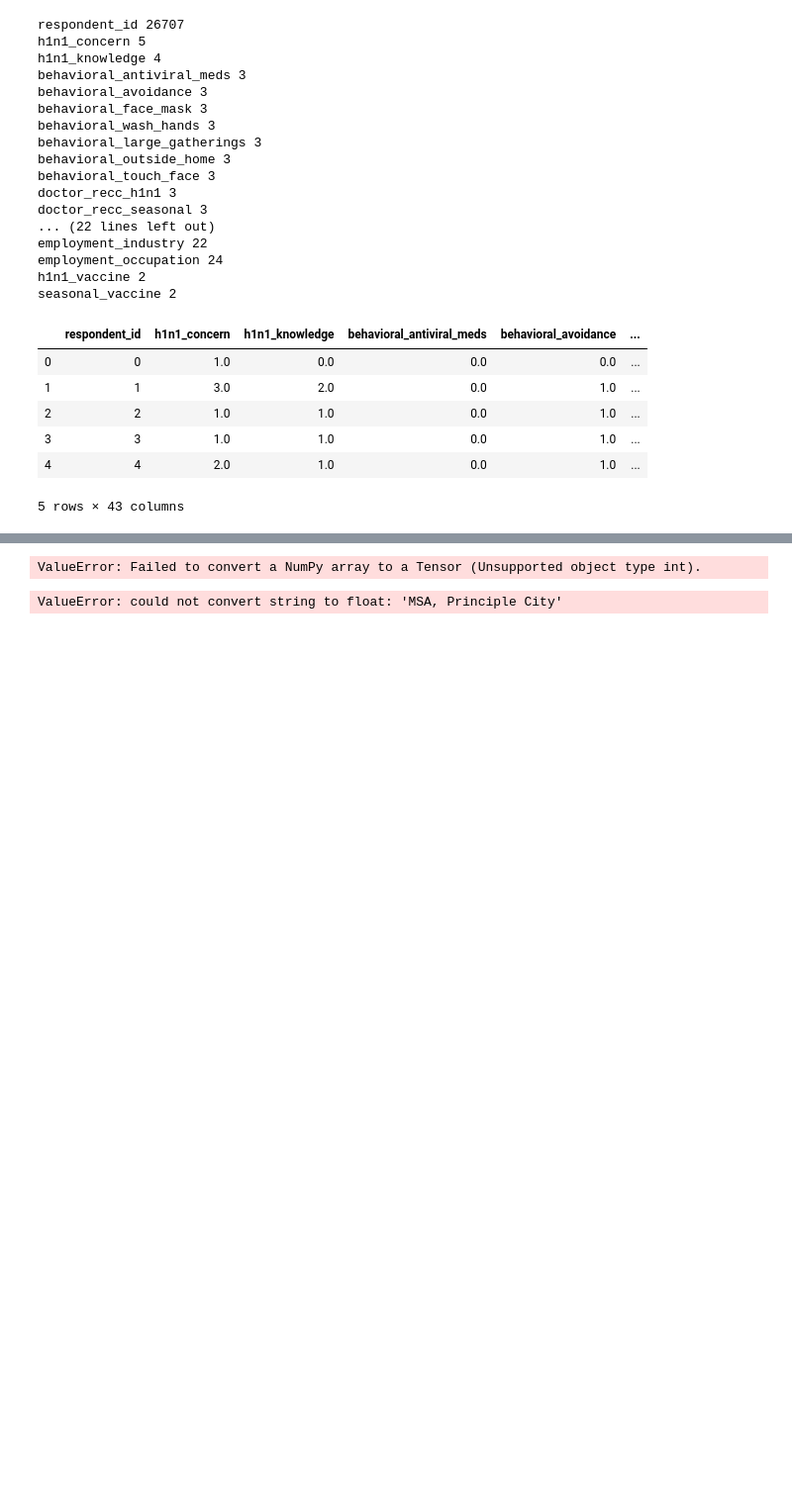
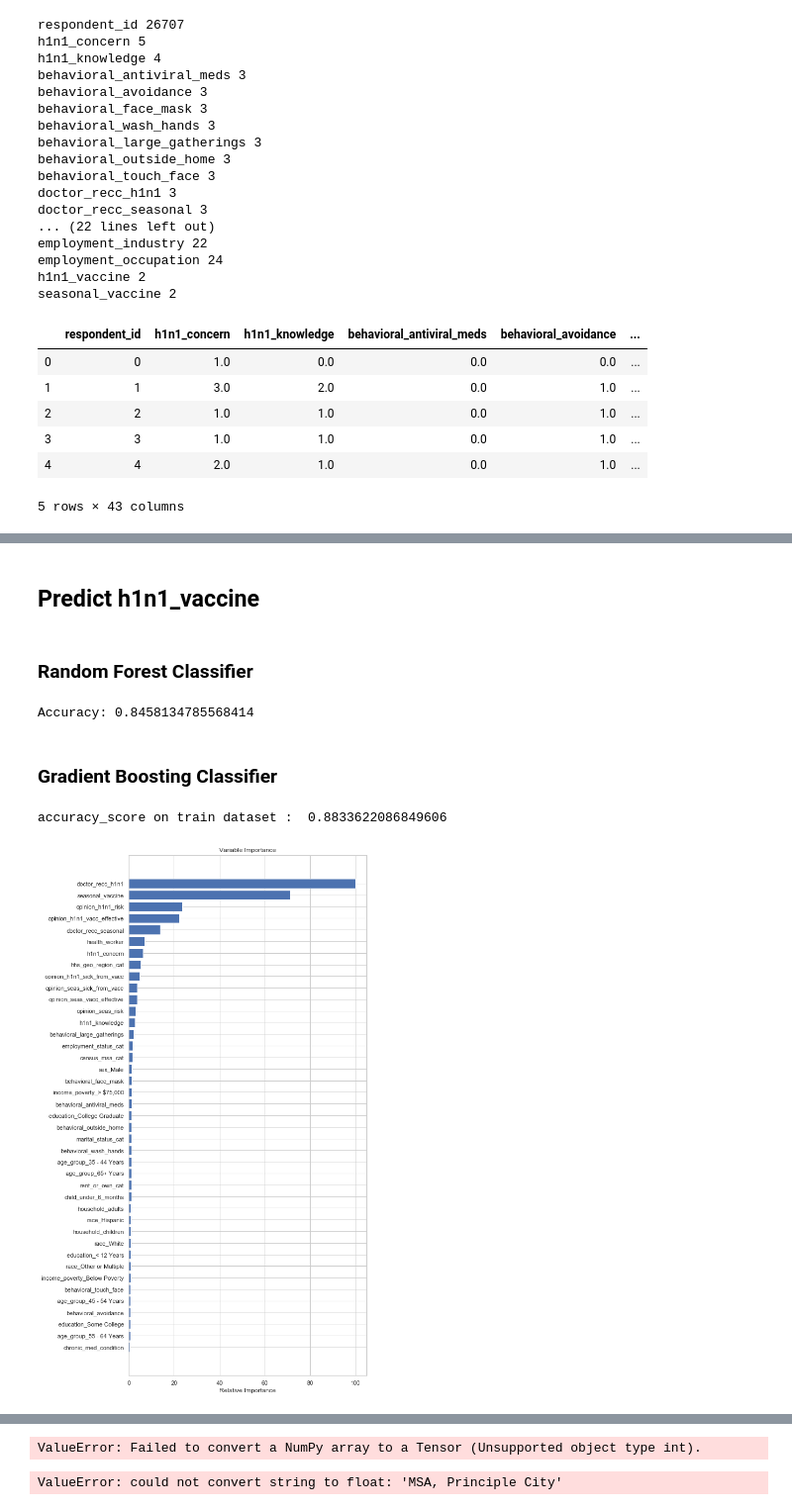
Before and after one commit to arifcanaksoy/MachineLearning_H1N1, a Jupyter notebook: playground_h1n1.ipynb, the cells around one changed output, grey strips where cells are left out. Shown at 99% size. Drawn from its saved outputs; the diff is of its cells as text; code cells hidden in the pictures; blank space fills up the shorter version.

Commit message:
Update playground_h1n1.ipynb
model applied

```diff
--- a/playground_h1n1.ipynb
+++ b/playground_h1n1.ipynb
@@ -244,0 +272,59 @@ data.head()
+# %% [markdown]
+## Predict h1n1_vaccine
+# %%
+from sklearn.model_selection import train_test_split
+
+# left is the target variable
+X = train1.loc[:, train1.columns != 'h1n1_vaccine']
+y = train1['h1n1_vaccine']
+
+X_train, X_test, y_train, y_test = train_test_split(X, y, test_size=0.33, random_state=42)
+# %% [markdown]
+### Random Forest Classifier
+# %%
+from sklearn.ensemble import RandomForestClassifier
+clf=RandomForestClassifier(n_estimators=100)
+# %%
+#Train the model using the training sets y_pred=clf.predict(X_test)
+clf.fit(X_train,y_train)
+
+y_pred=clf.predict(X_test)
+# %%
+#Import scikit-learn metrics module for accuracy calculation
+from sklearn import metrics
+# Model Accuracy, how often is the classifier correct?
+print("Accuracy:",metrics.accuracy_score(y_test, y_pred))
+# %% [output]
+Accuracy: 0.8458134785568414
+# %% [markdown]
+### Gradient Boosting Classifier
+# %%
+from sklearn.ensemble import GradientBoostingClassifier
+model = GradientBoostingClassifier(n_estimators=100,max_depth=5)
+
+# fit the model with the training data
+model.fit(X_train, y_train)
+# predict the target on the train dataset
+predict_train = model.predict(X_train)
+# %%
+# Accuray Score on train dataset
+accuracy_train = metrics.accuracy_score(y_train,predict_train)
+print('\naccuracy_score on train dataset : ', accuracy_train)
+# %% [output]
+accuracy_score on train dataset :  0.8833622086849606
+# %%
+feature_importance = model.feature_importances_
+# make importances relative to max importance
+
+feature_importance = 100.0 * (feature_importance / feature_importance.max())
+sorted_idx = np.argsort(feature_importance)
+pos = np.arange(sorted_idx.shape[0]) + .5
+# plt.subplot(1, 2, 2)
+plt.figure(figsize=(8, 18))
+plt.barh(pos, feature_importance[sorted_idx], align='center')
+plt.yticks(pos, X_train.keys()[sorted_idx])
+plt.xlabel('Relative Importance')
+plt.title('Variable Importance')
+plt.show()
+# %% [output]
+[figure, added]
```
Also changed, not shown: parts of 4 cells of this notebook.
